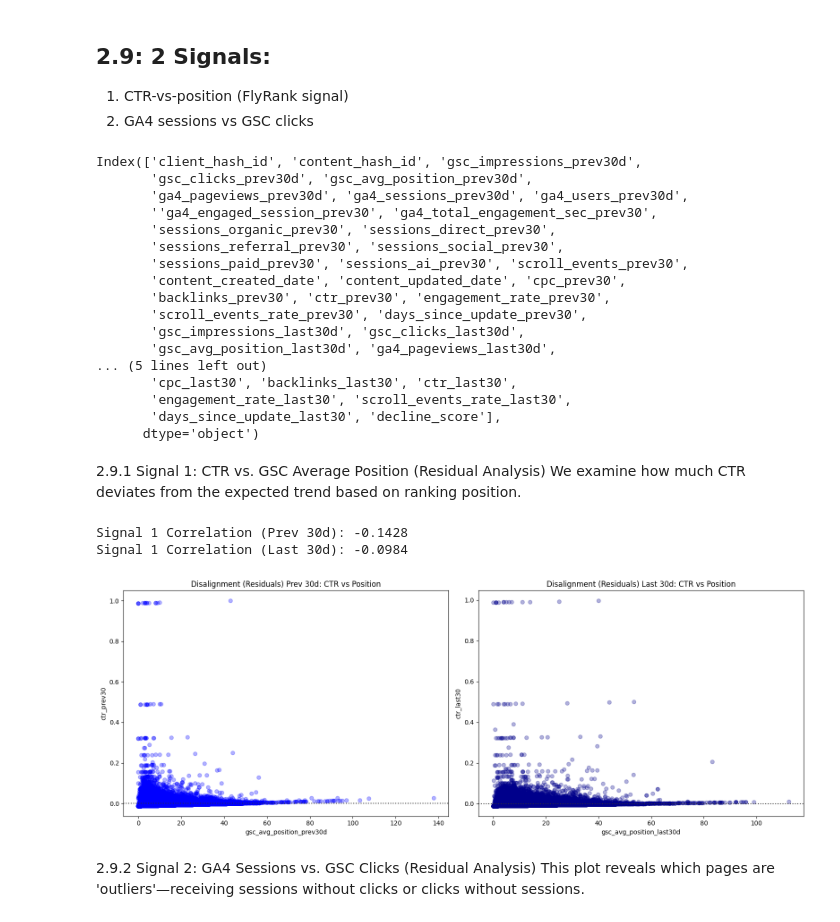
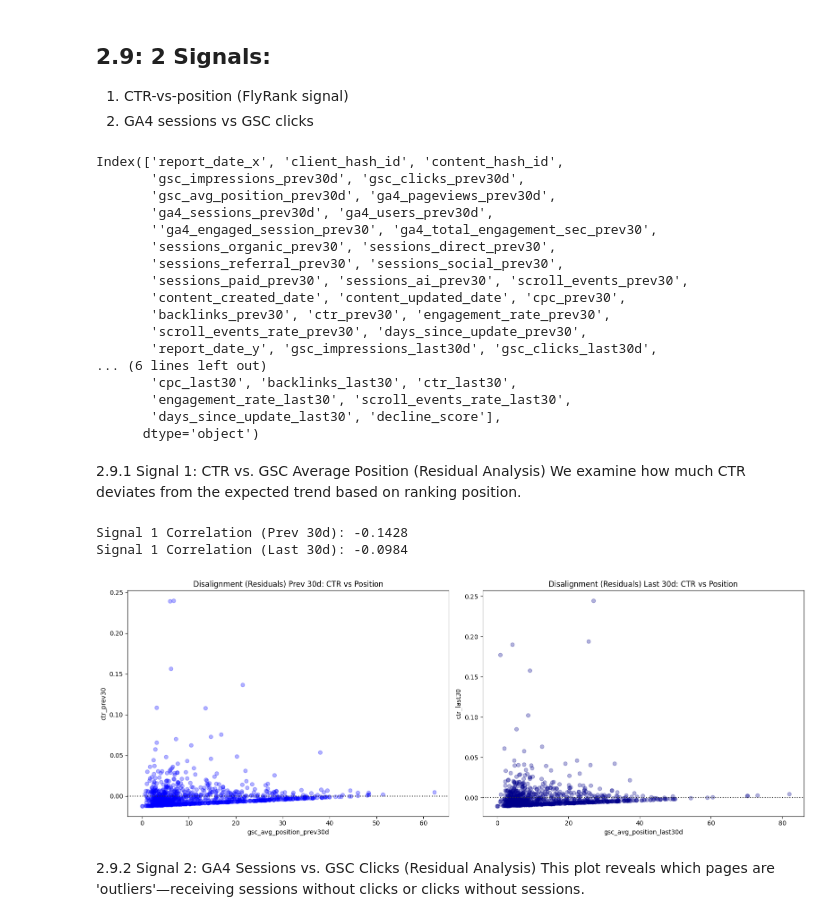
Before and after one commit to MuhammadFaizan0023/FlyRank_ML_internship_repo, a Jupyter notebook: work/notebooks/w04_baseline_score.ipynb, the cells around one changed output. Cells and saved outputs as stored; diff of their text form; code cells hidden in the pictures.

```diff
--- a/work/notebooks/w04_baseline_score.ipynb
+++ b/work/notebooks/w04_baseline_score.ipynb
@@ -725,11 +523,12 @@ final_features_set = features_column.drop(columns=["report_date_x", "report_date
 1. CTR-vs-position (FlyRank signal)<br>
 2. GA4 sessions vs GSC clicks </h2>
 # %%
-final_features_set.columns
+features_column.columns
 # %% [output]
-Index(['client_hash_id', 'content_hash_id', 'gsc_impressions_prev30d',
-       'gsc_clicks_prev30d', 'gsc_avg_position_prev30d',
-       'ga4_pageviews_prev30d', 'ga4_sessions_prev30d', 'ga4_users_prev30d',
+Index(['report_date_x', 'client_hash_id', 'content_hash_id',
+       'gsc_impressions_prev30d', 'gsc_clicks_prev30d',
+       'gsc_avg_position_prev30d', 'ga4_pageviews_prev30d',
+       'ga4_sessions_prev30d', 'ga4_users_prev30d',
        ''ga4_engaged_session_prev30', 'ga4_total_engagement_sec_prev30',
        'sessions_organic_prev30', 'sessions_direct_prev30',
        'sessions_referral_prev30', 'sessions_social_prev30',
@@ -737,9 +536,8 @@ Index(['client_hash_id', 'content_hash_id', 'gsc_impressions_prev30d',
        'content_created_date', 'content_updated_date', 'cpc_prev30',
        'backlinks_prev30', 'ctr_prev30', 'engagement_rate_prev30',
        'scroll_events_rate_prev30', 'days_since_update_prev30',
-       'gsc_impressions_last30d', 'gsc_clicks_last30d',
-       'gsc_avg_position_last30d', 'ga4_pageviews_last30d',
-... (5 lines left out)
+       'report_date_y', 'gsc_impressions_last30d', 'gsc_clicks_last30d',
+... (6 lines left out)
        'cpc_last30', 'backlinks_last30', 'ctr_last30',
        'engagement_rate_last30', 'scroll_events_rate_last30',
        'days_since_update_last30', 'decline_score'],
@@ -748,31 +546,30 @@ Index(['client_hash_id', 'content_hash_id', 'gsc_impressions_prev30d',
 2.9.1 Signal 1: CTR vs. GSC Average Position (Residual Analysis)
 We examine how much CTR deviates from the expected trend based on ranking position.
 # %%
-import matplotlib.pyplot as plt
-import seaborn as sns
+
 
 # Filter out NaN/Inf for correlation calculation
-s1_data = final_features_set.dropna(subset=['ctr_prev30', 'gsc_avg_position_prev30d', 'ctr_last30', 'gsc_avg_position_last30d'])
-s1_sample = s1_data.sample(min(50000, len(s1_data)))
+s1_data = features_column.dropna(subset=['ctr_prev30', 'gsc_avg_position_prev30d', 'ctr_last30', 'gsc_avg_position_last30d'])
+s1_sample = s1_data.sample(min(1000, len(s1_data)))
 
 # Scores
 print(f"Signal 1 Correlation (Prev 30d): {s1_data['ctr_prev30'].corr(s1_data['gsc_avg_position_prev30d']):.4f}")
 print(f"Signal 1 Correlation (Last 30d): {s1_data['ctr_last30'].corr(s1_data['gsc_avg_position_last30d']):.4f}")
 
 # Residual Plot to show disalignment
 fig, (ax1, ax2) = plt.subplots(1, 2, figsize=(16, 6))
 sns.residplot(x='gsc_avg_position_prev30d', y='ctr_prev30', data=s1_sample, ax=ax1, color='blue', scatter_kws={'alpha':0.3})
 ax1.set_title('Disalignment (Residuals) Prev 30d: CTR vs Position')
 
 sns.residplot(x='gsc_avg_position_last30d', y='ctr_last30', data=s1_sample, ax=ax2, color='darkblue', scatter_kws={'alpha':0.3})
 ax2.set_title('Disalignment (Residuals) Last 30d: CTR vs Position')
 
 plt.tight_layout()
 plt.show()
 # %% [output]
 Signal 1 Correlation (Prev 30d): -0.1428
 Signal 1 Correlation (Last 30d): -0.0984
-[figure, old version]
+[figure, new version]
 # %% [markdown]
 2.9.2 Signal 2: GA4 Sessions vs. GSC Clicks (Residual Analysis)
 This plot reveals which pages are 'outliers'—receiving sessions without clicks or clicks without sessions.
```
Also changed, not shown: parts of 42 cells of this notebook.
